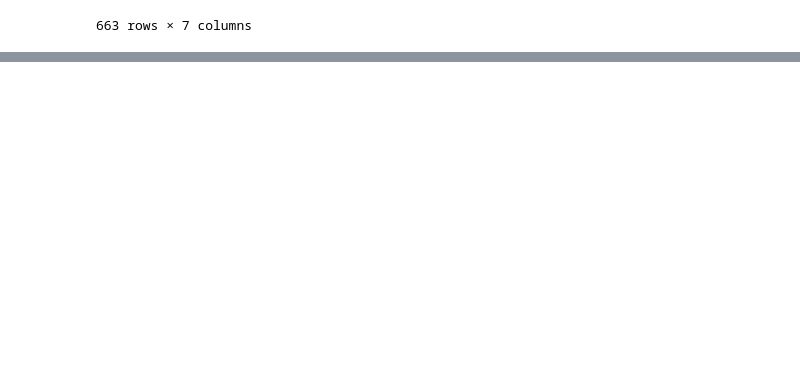
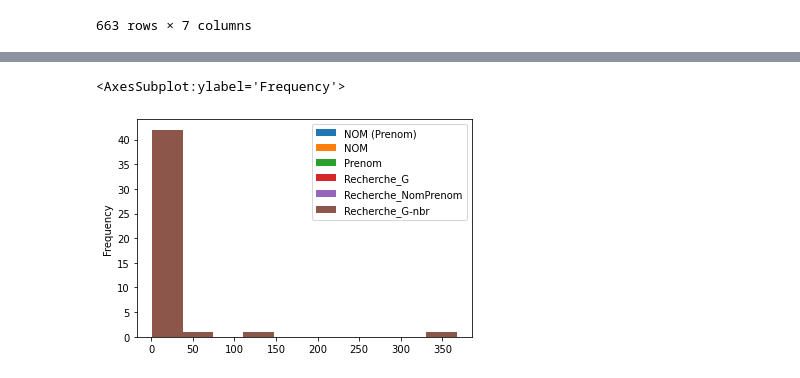
Before and after one commit to LilyG98/Cours_16.10, a Jupyter notebook: Structuration_donnees-revues/BDR/IDRef-Exploration.ipynb, the cells around one changed output, grey strips where cells are left out. Cells and saved outputs as stored; diff of their text form; code cells hidden in the pictures; blank space fills up the shorter version.

```diff
--- a/Structuration_donnees-revues/BDR/IDRef-Exploration.ipynb
+++ b/Structuration_donnees-revues/BDR/IDRef-Exploration.ipynb
@@ -181,0 +276,2 @@ df_contributeurs["Recherche_NomPrenom-nbr"] = IdRef_numfound_auteur(col)
+# %%
+df_NomPrenom =df_contributeurs.groupby(by="Recherche_NomPrenom-nbr").count()
@@ -181,0 +291,5 @@ df_contributeurs["Recherche_NomPrenom-nbr"] = IdRef_numfound_auteur(col)
+# %%
+df_NomPrenom.plot.hist()
+# %% [output]
+<AxesSubplot:ylabel='Frequency'>
+[figure, added]
```
Also changed, not shown: parts of 17 cells of this notebook, 2 other files.
